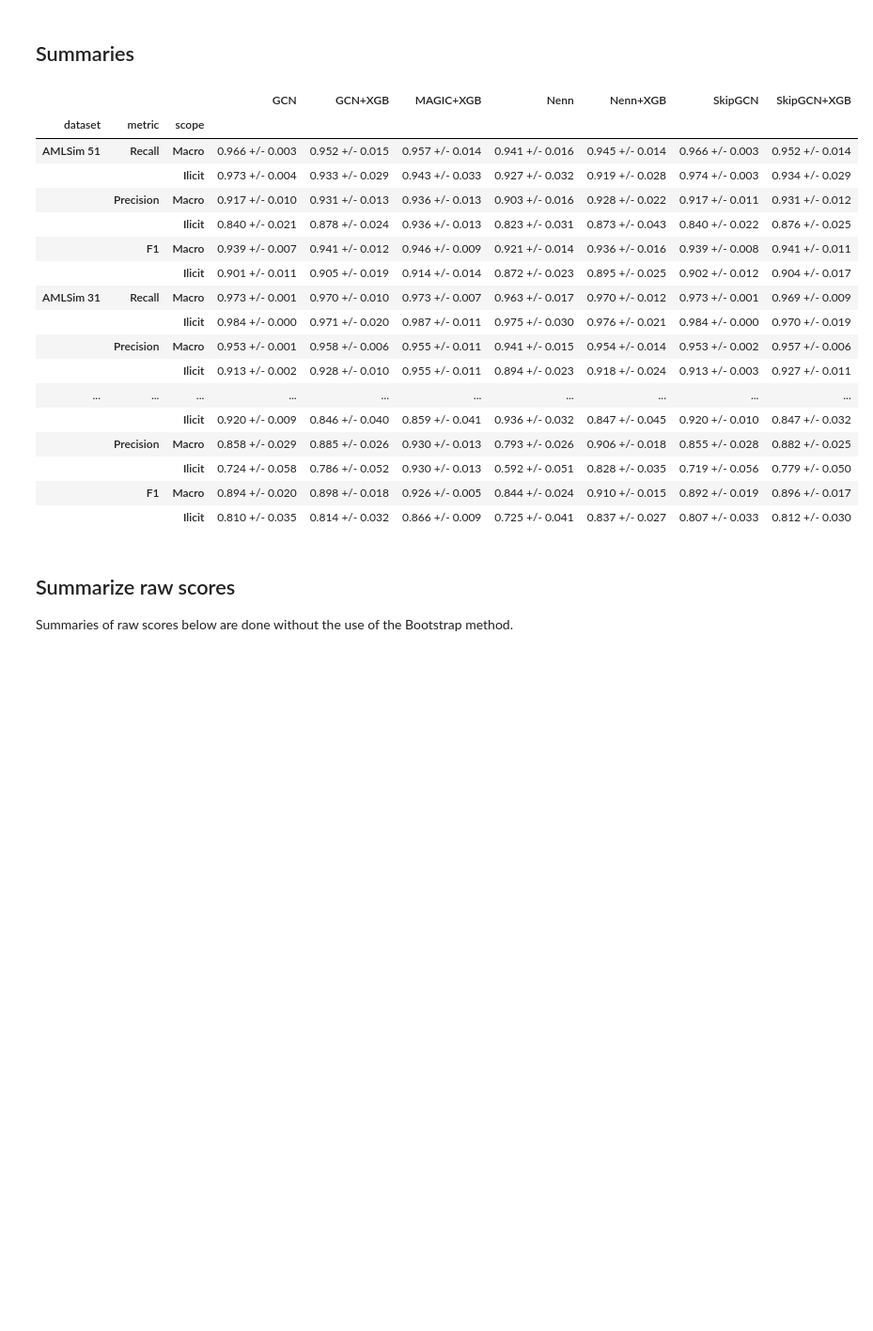
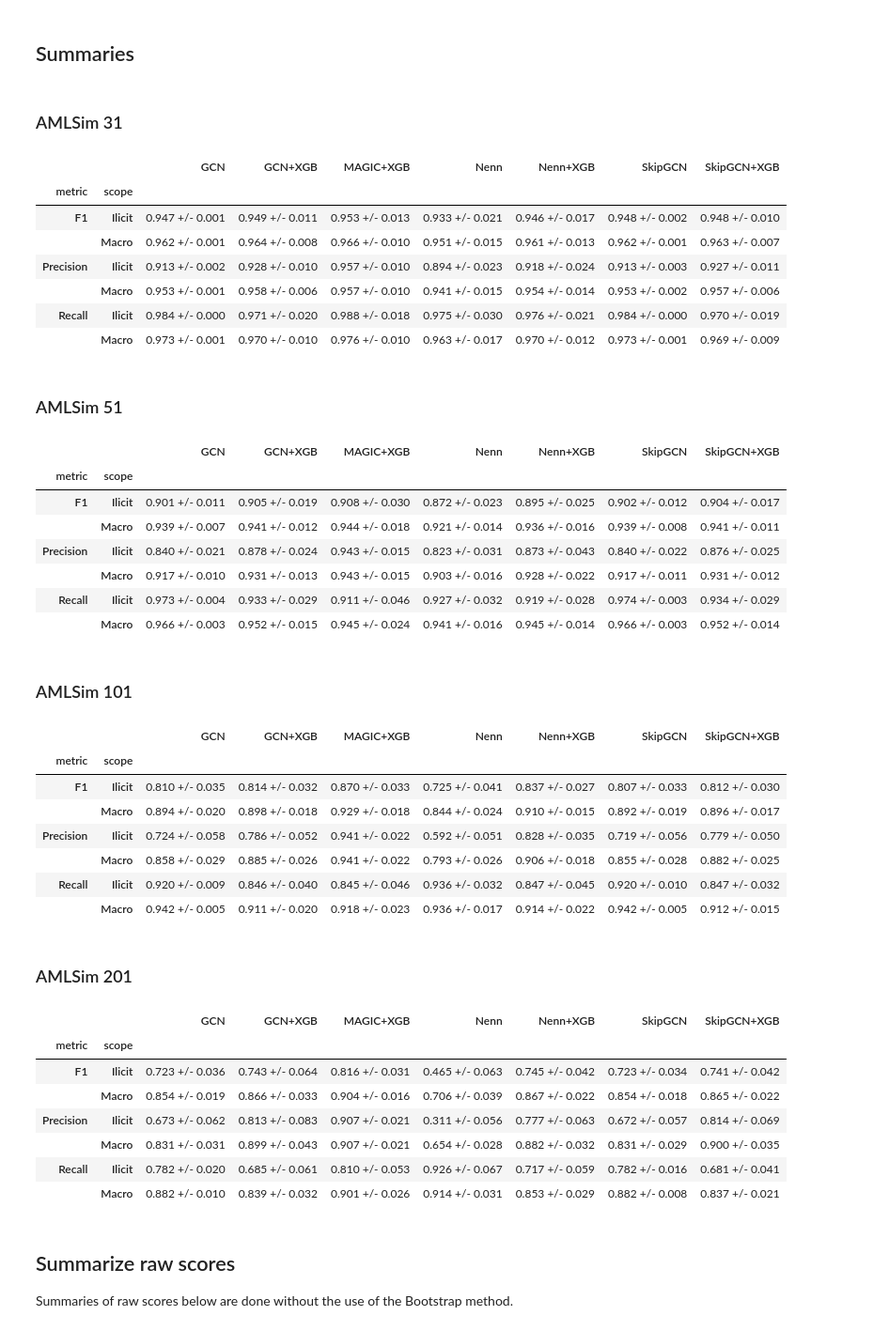
Before and after one commit to maddataanalyst/Graph_MAGIC_Conv, a Jupyter notebook: notebooks/summarize_results.ipynb, the cells around one changed output. Shown at 94% size. Drawn from its saved outputs; the diff is of its cells as text; code cells hidden in the pictures; blank space fills up the shorter version.

```diff
--- a/notebooks/summarize_results.ipynb
+++ b/notebooks/summarize_results.ipynb
@@ -50,29 +49,52 @@ all_raw_scores_df = pd.concat(all_raw_scores, ignore_index=True)
 # %% [markdown]
 ## Summaries
 # %%
-summary_data.pivot_table(
+sorting_order = [f"AMLSim {num}" for num in [31, 51, 101, 201]]
+summarized_datasets = summary_data.pivot_table(
     index=['dataset', 'metric', 'scope'],
     aggfunc='max'
-).sort_index(level=0, ascending=False).style.highlight_max(color='lightgreen', axis=1)
+)
+
+for ds in sorting_order:
+    display(Markdown(f"### {ds}"))
+    display(summarized_datasets.loc[ds].style.highlight_max(color='lightgreen', axis=1) )
 # %% [output]
+### AMLSim 31
-|  |  |  | GCN | GCN+XGB | MAGIC+XGB | Nenn | Nenn+XGB | SkipGCN | SkipGCN+XGB |
-| dataset | metric | scope |  |  |  |  |  |  |  |
-| AMLSim 51 | Recall | Macro | 0.966 +/- 0.003 | 0.952 +/- 0.015 | 0.957 +/- 0.014 | 0.941 +/- 0.016 | 0.945 +/- 0.014 | 0.966 +/- 0.003 | 0.952 +/- 0.014 |
-|  |  | Ilicit | 0.973 +/- 0.004 | 0.933 +/- 0.029 | 0.943 +/- 0.033 | 0.927 +/- 0.032 | 0.919 +/- 0.028 | 0.974 +/- 0.003 | 0.934 +/- 0.029 |
-|  | Precision | Macro | 0.917 +/- 0.010 | 0.931 +/- 0.013 | 0.936 +/- 0.013 | 0.903 +/- 0.016 | 0.928 +/- 0.022 | 0.917 +/- 0.011 | 0.931 +/- 0.012 |
-|  |  | Ilicit | 0.840 +/- 0.021 | 0.878 +/- 0.024 | 0.936 +/- 0.013 | 0.823 +/- 0.031 | 0.873 +/- 0.043 | 0.840 +/- 0.022 | 0.876 +/- 0.025 |
-|  | F1 | Macro | 0.939 +/- 0.007 | 0.941 +/- 0.012 | 0.946 +/- 0.009 | 0.921 +/- 0.014 | 0.936 +/- 0.016 | 0.939 +/- 0.008 | 0.941 +/- 0.011 |
-|  |  | Ilicit | 0.901 +/- 0.011 | 0.905 +/- 0.019 | 0.914 +/- 0.014 | 0.872 +/- 0.023 | 0.895 +/- 0.025 | 0.902 +/- 0.012 | 0.904 +/- 0.017 |
-| AMLSim 31 | Recall | Macro | 0.973 +/- 0.001 | 0.970 +/- 0.010 | 0.973 +/- 0.007 | 0.963 +/- 0.017 | 0.970 +/- 0.012 | 0.973 +/- 0.001 | 0.969 +/- 0.009 |
-|  |  | Ilicit | 0.984 +/- 0.000 | 0.971 +/- 0.020 | 0.987 +/- 0.011 | 0.975 +/- 0.030 | 0.976 +/- 0.021 | 0.984 +/- 0.000 | 0.970 +/- 0.019 |
-|  | Precision | Macro | 0.953 +/- 0.001 | 0.958 +/- 0.006 | 0.955 +/- 0.011 | 0.941 +/- 0.015 | 0.954 +/- 0.014 | 0.953 +/- 0.002 | 0.957 +/- 0.006 |
-|  |  | Ilicit | 0.913 +/- 0.002 | 0.928 +/- 0.010 | 0.955 +/- 0.011 | 0.894 +/- 0.023 | 0.918 +/- 0.024 | 0.913 +/- 0.003 | 0.927 +/- 0.011 |
-| ... | ... | ... | ... | ... | ... | ... | ... | ... | ... |
-|  |  | Ilicit | 0.920 +/- 0.009 | 0.846 +/- 0.040 | 0.859 +/- 0.041 | 0.936 +/- 0.032 | 0.847 +/- 0.045 | 0.920 +/- 0.010 | 0.847 +/- 0.032 |
-|  | Precision | Macro | 0.858 +/- 0.029 | 0.885 +/- 0.026 | 0.930 +/- 0.013 | 0.793 +/- 0.026 | 0.906 +/- 0.018 | 0.855 +/- 0.028 | 0.882 +/- 0.025 |
-|  |  | Ilicit | 0.724 +/- 0.058 | 0.786 +/- 0.052 | 0.930 +/- 0.013 | 0.592 +/- 0.051 | 0.828 +/- 0.035 | 0.719 +/- 0.056 | 0.779 +/- 0.050 |
-|  | F1 | Macro | 0.894 +/- 0.020 | 0.898 +/- 0.018 | 0.926 +/- 0.005 | 0.844 +/- 0.024 | 0.910 +/- 0.015 | 0.892 +/- 0.019 | 0.896 +/- 0.017 |
-|  |  | Ilicit | 0.810 +/- 0.035 | 0.814 +/- 0.032 | 0.866 +/- 0.009 | 0.725 +/- 0.041 | 0.837 +/- 0.027 | 0.807 +/- 0.033 | 0.812 +/- 0.030 |
+|  |  | GCN | GCN+XGB | MAGIC+XGB | Nenn | Nenn+XGB | SkipGCN | SkipGCN+XGB |
+| metric | scope |  |  |  |  |  |  |  |
+| F1 | Ilicit | 0.947 +/- 0.001 | 0.949 +/- 0.011 | 0.953 +/- 0.013 | 0.933 +/- 0.021 | 0.946 +/- 0.017 | 0.948 +/- 0.002 | 0.948 +/- 0.010 |
+|  | Macro | 0.962 +/- 0.001 | 0.964 +/- 0.008 | 0.966 +/- 0.010 | 0.951 +/- 0.015 | 0.961 +/- 0.013 | 0.962 +/- 0.001 | 0.963 +/- 0.007 |
+| Precision | Ilicit | 0.913 +/- 0.002 | 0.928 +/- 0.010 | 0.957 +/- 0.010 | 0.894 +/- 0.023 | 0.918 +/- 0.024 | 0.913 +/- 0.003 | 0.927 +/- 0.011 |
+|  | Macro | 0.953 +/- 0.001 | 0.958 +/- 0.006 | 0.957 +/- 0.010 | 0.941 +/- 0.015 | 0.954 +/- 0.014 | 0.953 +/- 0.002 | 0.957 +/- 0.006 |
+| Recall | Ilicit | 0.984 +/- 0.000 | 0.971 +/- 0.020 | 0.988 +/- 0.018 | 0.975 +/- 0.030 | 0.976 +/- 0.021 | 0.984 +/- 0.000 | 0.970 +/- 0.019 |
+|  | Macro | 0.973 +/- 0.001 | 0.970 +/- 0.010 | 0.976 +/- 0.010 | 0.963 +/- 0.017 | 0.970 +/- 0.012 | 0.973 +/- 0.001 | 0.969 +/- 0.009 |
+### AMLSim 51
+|  |  | GCN | GCN+XGB | MAGIC+XGB | Nenn | Nenn+XGB | SkipGCN | SkipGCN+XGB |
+| metric | scope |  |  |  |  |  |  |  |
+| F1 | Ilicit | 0.901 +/- 0.011 | 0.905 +/- 0.019 | 0.908 +/- 0.030 | 0.872 +/- 0.023 | 0.895 +/- 0.025 | 0.902 +/- 0.012 | 0.904 +/- 0.017 |
+|  | Macro | 0.939 +/- 0.007 | 0.941 +/- 0.012 | 0.944 +/- 0.018 | 0.921 +/- 0.014 | 0.936 +/- 0.016 | 0.939 +/- 0.008 | 0.941 +/- 0.011 |
+| Precision | Ilicit | 0.840 +/- 0.021 | 0.878 +/- 0.024 | 0.943 +/- 0.015 | 0.823 +/- 0.031 | 0.873 +/- 0.043 | 0.840 +/- 0.022 | 0.876 +/- 0.025 |
+|  | Macro | 0.917 +/- 0.010 | 0.931 +/- 0.013 | 0.943 +/- 0.015 | 0.903 +/- 0.016 | 0.928 +/- 0.022 | 0.917 +/- 0.011 | 0.931 +/- 0.012 |
+| Recall | Ilicit | 0.973 +/- 0.004 | 0.933 +/- 0.029 | 0.911 +/- 0.046 | 0.927 +/- 0.032 | 0.919 +/- 0.028 | 0.974 +/- 0.003 | 0.934 +/- 0.029 |
+|  | Macro | 0.966 +/- 0.003 | 0.952 +/- 0.015 | 0.945 +/- 0.024 | 0.941 +/- 0.016 | 0.945 +/- 0.014 | 0.966 +/- 0.003 | 0.952 +/- 0.014 |
+### AMLSim 101
+|  |  | GCN | GCN+XGB | MAGIC+XGB | Nenn | Nenn+XGB | SkipGCN | SkipGCN+XGB |
+| metric | scope |  |  |  |  |  |  |  |
+| F1 | Ilicit | 0.810 +/- 0.035 | 0.814 +/- 0.032 | 0.870 +/- 0.033 | 0.725 +/- 0.041 | 0.837 +/- 0.027 | 0.807 +/- 0.033 | 0.812 +/- 0.030 |
+|  | Macro | 0.894 +/- 0.020 | 0.898 +/- 0.018 | 0.929 +/- 0.018 | 0.844 +/- 0.024 | 0.910 +/- 0.015 | 0.892 +/- 0.019 | 0.896 +/- 0.017 |
+| Precision | Ilicit | 0.724 +/- 0.058 | 0.786 +/- 0.052 | 0.941 +/- 0.022 | 0.592 +/- 0.051 | 0.828 +/- 0.035 | 0.719 +/- 0.056 | 0.779 +/- 0.050 |
+|  | Macro | 0.858 +/- 0.029 | 0.885 +/- 0.026 | 0.941 +/- 0.022 | 0.793 +/- 0.026 | 0.906 +/- 0.018 | 0.855 +/- 0.028 | 0.882 +/- 0.025 |
+| Recall | Ilicit | 0.920 +/- 0.009 | 0.846 +/- 0.040 | 0.845 +/- 0.046 | 0.936 +/- 0.032 | 0.847 +/- 0.045 | 0.920 +/- 0.010 | 0.847 +/- 0.032 |
+|  | Macro | 0.942 +/- 0.005 | 0.911 +/- 0.020 | 0.918 +/- 0.023 | 0.936 +/- 0.017 | 0.914 +/- 0.022 | 0.942 +/- 0.005 | 0.912 +/- 0.015 |
+### AMLSim 201
+|  |  | GCN | GCN+XGB | MAGIC+XGB | Nenn | Nenn+XGB | SkipGCN | SkipGCN+XGB |
+| metric | scope |  |  |  |  |  |  |  |
+| F1 | Ilicit | 0.723 +/- 0.036 | 0.743 +/- 0.064 | 0.816 +/- 0.031 | 0.465 +/- 0.063 | 0.745 +/- 0.042 | 0.723 +/- 0.034 | 0.741 +/- 0.042 |
+|  | Macro | 0.854 +/- 0.019 | 0.866 +/- 0.033 | 0.904 +/- 0.016 | 0.706 +/- 0.039 | 0.867 +/- 0.022 | 0.854 +/- 0.018 | 0.865 +/- 0.022 |
+| Precision | Ilicit | 0.673 +/- 0.062 | 0.813 +/- 0.083 | 0.907 +/- 0.021 | 0.311 +/- 0.056 | 0.777 +/- 0.063 | 0.672 +/- 0.057 | 0.814 +/- 0.069 |
+|  | Macro | 0.831 +/- 0.031 | 0.899 +/- 0.043 | 0.907 +/- 0.021 | 0.654 +/- 0.028 | 0.882 +/- 0.032 | 0.831 +/- 0.029 | 0.900 +/- 0.035 |
+| Recall | Ilicit | 0.782 +/- 0.020 | 0.685 +/- 0.061 | 0.810 +/- 0.053 | 0.926 +/- 0.067 | 0.717 +/- 0.059 | 0.782 +/- 0.016 | 0.681 +/- 0.041 |
+|  | Macro | 0.882 +/- 0.010 | 0.839 +/- 0.032 | 0.901 +/- 0.026 | 0.914 +/- 0.031 | 0.853 +/- 0.029 | 0.882 +/- 0.008 | 0.837 +/- 0.021 |
 # %% [markdown]
 ## Summarize raw scores
 
```
Also changed, not shown: parts of 6 cells of this notebook, 38 other files.
